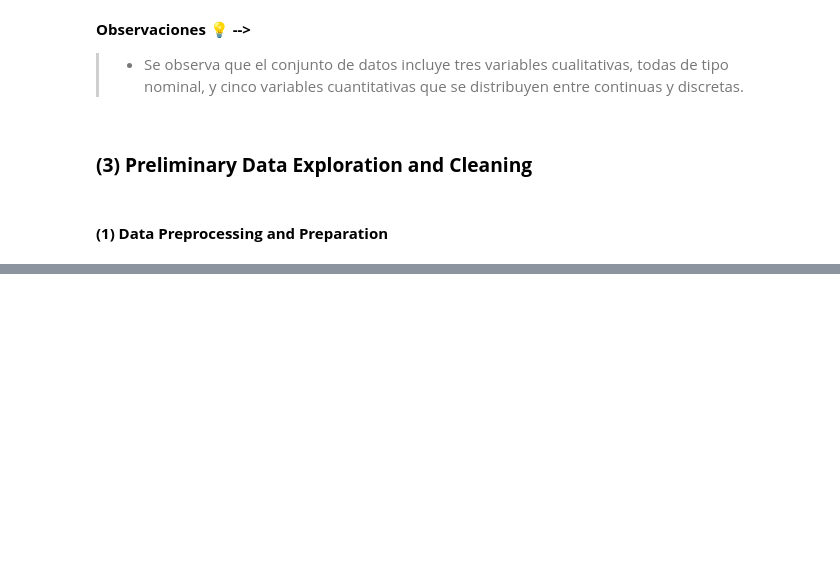
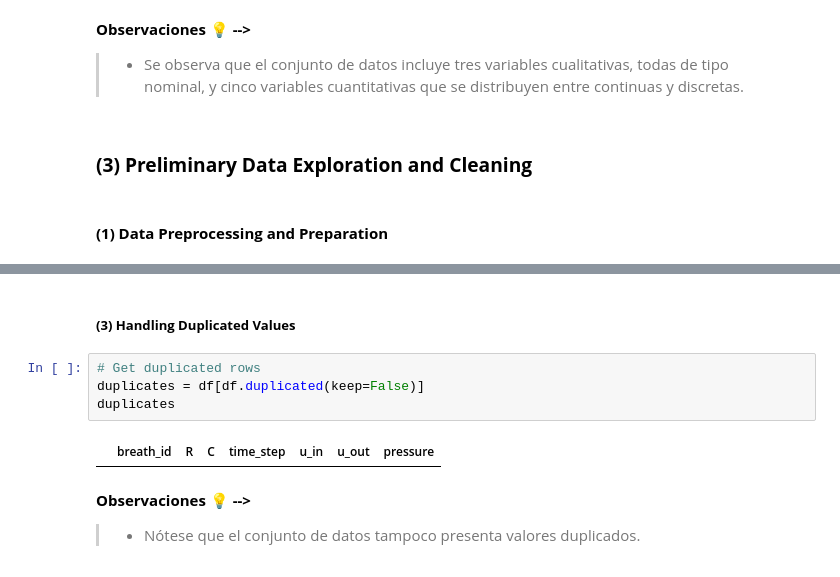
Before and after one commit to Andrea-gt/pressure-prediction, a Jupyter notebook: pressure_prediction.ipynb, the cells around one changed output, grey strips where cells are left out. Cells and saved outputs as stored; diff of their text form; blank space fills up the shorter version.

```diff
--- a/pressure_prediction.ipynb
+++ b/pressure_prediction.ipynb
@@ -227,0 +269,12 @@ Aquí tienes una lista explicando las columnas del conjunto de datos de manera s
+# %% [markdown]
+##### **(3) Handling Duplicated Values**
+# %%
+# Get duplicated rows
+duplicates = df[df.duplicated(keep=False)]
+duplicates
+# %% [output]
+|  | breath_id | R | C | time_step | u_in | u_out | pressure |
+# %% [markdown]
+**Observaciones 💡 -->**
+
+> - Nótese que el conjunto de datos tampoco presenta valores duplicados.
```
Also changed, not shown: parts of 10 cells of this notebook.
